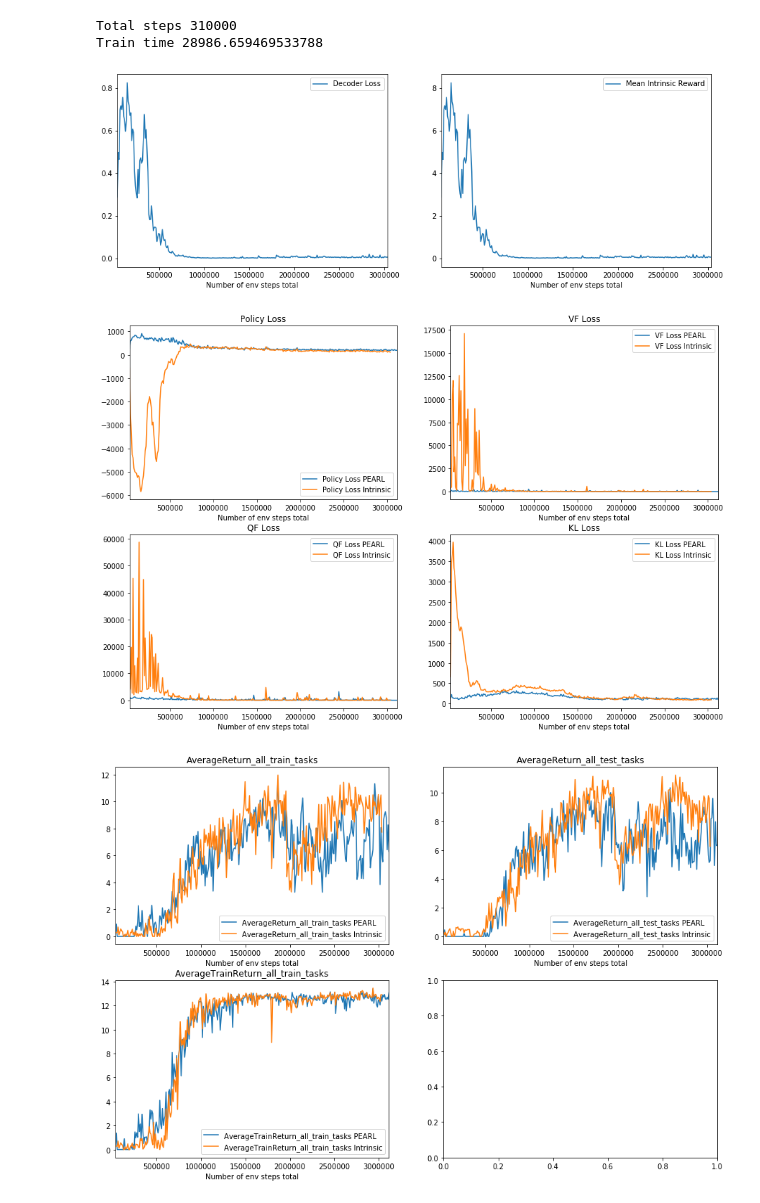
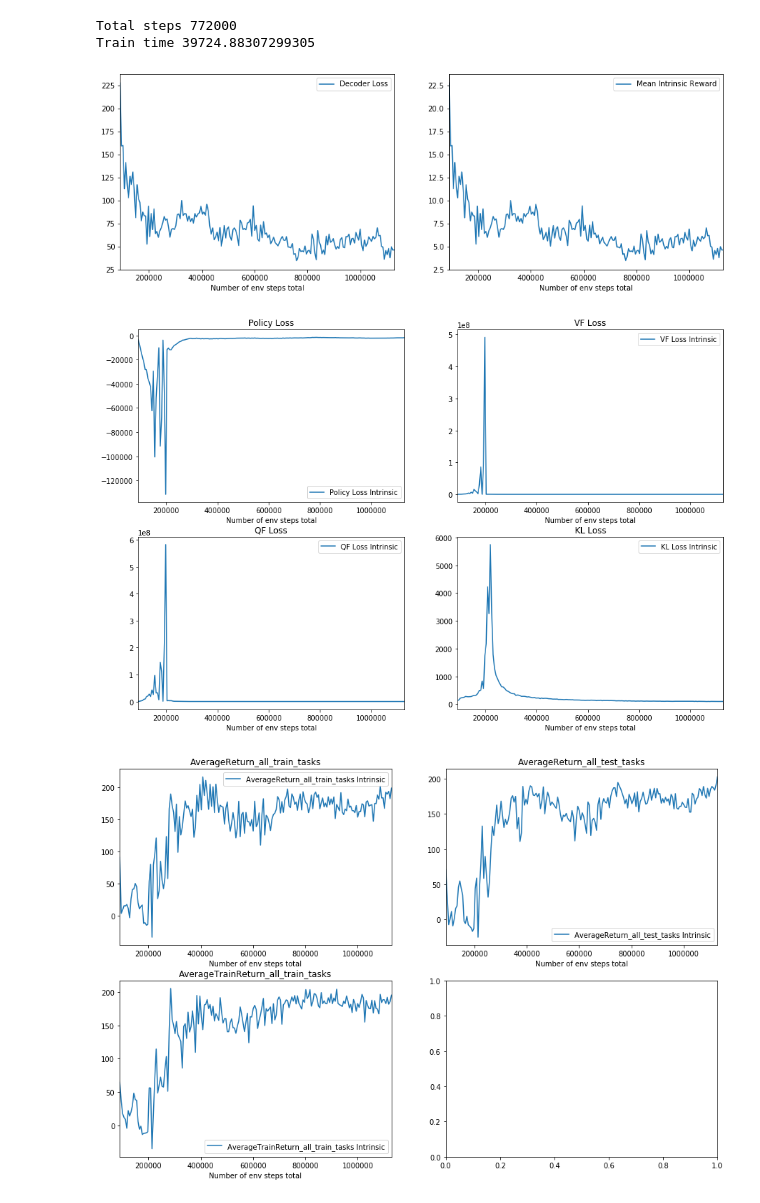
Before and after one commit to bryanlincoln/oyster, a Jupyter notebook: visualize.ipynb, the cells around one changed output. Cells and saved outputs as stored; diff of their text form; code cells hidden in the pictures.

```diff
--- a/visualize.ipynb
+++ b/visualize.ipynb
@@ -13,11 +13,12 @@ def plott(dfs, columns, sufixes, x='Number of env steps total'):
         figsize = (15, 5)
 
     for j, df in enumerate(dfs):
-        for i, column in enumerate(columns):
-            px = int(i%2)
-            py = int(i/2)
-            df.plot.line(x=x, y=column, ax=axs[py, px], figsize=(15, 10), title=column)
-            axs[py, px].legend([column + ' ' + sufix for sufix in sufixes if sufixes])
+        if df is not None:
+            for i, column in enumerate(columns):
+                px = int(i%2)
+                py = int(i/2)
+                df.plot.line(x=x, y=column, ax=axs[py, px], figsize=(15, 10), title=column)
+                axs[py, px].legend([column + ' ' + sufix for sufix in sufixes if sufixes])
 # %%
 progresses = []
 for dirname, _, filenames in os.walk('output'):
@@ -40,7 +40,11 @@ output/humanoid-dir/2020_02_05_12_42_18/progress.csv
 output/humanoid-dir/2020_02_05_12_40_42/progress.csv
 output/dgx-humanoid-dir/2020_02_04_12_53_44/progress.csv
 # %%
-results1 = pd.read_csv(progresses[1], skiprows=[1])
-results2 = pd.read_csv(progresses[3], skiprows=[1])
-print(results1['Number of env steps total'], results2['Number of env steps total'])
+labels = ['Intrinsic', 'PEARL']
+results1 = pd.read_csv(progresses[0], skiprows=[1])
+results2 = None # pd.read_csv(progresses[0], skiprows=[1])
+
+print('Results 1 steps:', results1['Number of env steps total'])
+if results2:
+    print('Results 2 steps:', results2['Number of env steps total'])
 # %% [output]
@@ -83,25 +82,25 @@ Index(['Z mean train', 'Z variance train', 'KL Divergence', 'KL Loss',
 print('Total steps', results1['Number of train steps total'][len(results1['Number of train steps total']) - 1])
 print('Train time', results1['Total Train Time (s)'][len(results1['Total Train Time (s)']) - 1])
 # %% [output]
-Total steps 310000
-Train time 28986.659469533788
+Total steps 772000
+Train time 39724.88307299305
 # %%
 if ('Decoder Loss' in results1.columns and 'Mean Intrinsic Reward' in results1.columns) or \
-    ('Decoder Loss' in results2.columns and 'Mean Intrinsic Reward' in results2.columns):
+    (results2 and 'Decoder Loss' in results2.columns and 'Mean Intrinsic Reward' in results2.columns):
     fig, axs = plt.subplots(1, 2)
 if 'Decoder Loss' in results1.columns and 'Mean Intrinsic Reward' in results1.columns:
     results1.plot.line(x='Number of env steps total', y='Decoder Loss', ax=axs[0], figsize=(15, 5))
     results1.plot.line(x='Number of env steps total', y='Mean Intrinsic Reward', ax=axs[1])
-if 'Decoder Loss' in results2.columns and 'Mean Intrinsic Reward' in results2.columns:
+if results2 and 'Decoder Loss' in results2.columns and 'Mean Intrinsic Reward' in results2.columns:
     results2.plot.line(x='Number of env steps total', y='Decoder Loss', ax=axs[0], figsize=(15, 5))
     results2.plot.line(x='Number of env steps total', y='Mean Intrinsic Reward', ax=axs[1])
 # %% [output]
-[figure, old version]
+[figure, new version]
 # %%
-plott([results1, results2], ['Policy Loss', 'VF Loss', 'QF Loss', 'KL Loss'], ['PEARL', 'Intrinsic'])
+plott([results1, results2], ['Policy Loss', 'VF Loss', 'QF Loss', 'KL Loss'], labels)
 # %% [output]
-[figure, old version]
+[figure, new version]
 # %%
-plott([results1, results2], ['AverageReturn_all_train_tasks', 'AverageReturn_all_test_tasks', 'AverageTrainReturn_all_train_tasks'], ['PEARL', 'Intrinsic'])
+plott([results1, results2], ['AverageReturn_all_train_tasks', 'AverageReturn_all_test_tasks', 'AverageTrainReturn_all_train_tasks'], labels)
 # %% [output]
-[figure, old version]
+[figure, new version]
```
Also changed, not shown: parts of 3 cells of this notebook, 5 other files.
